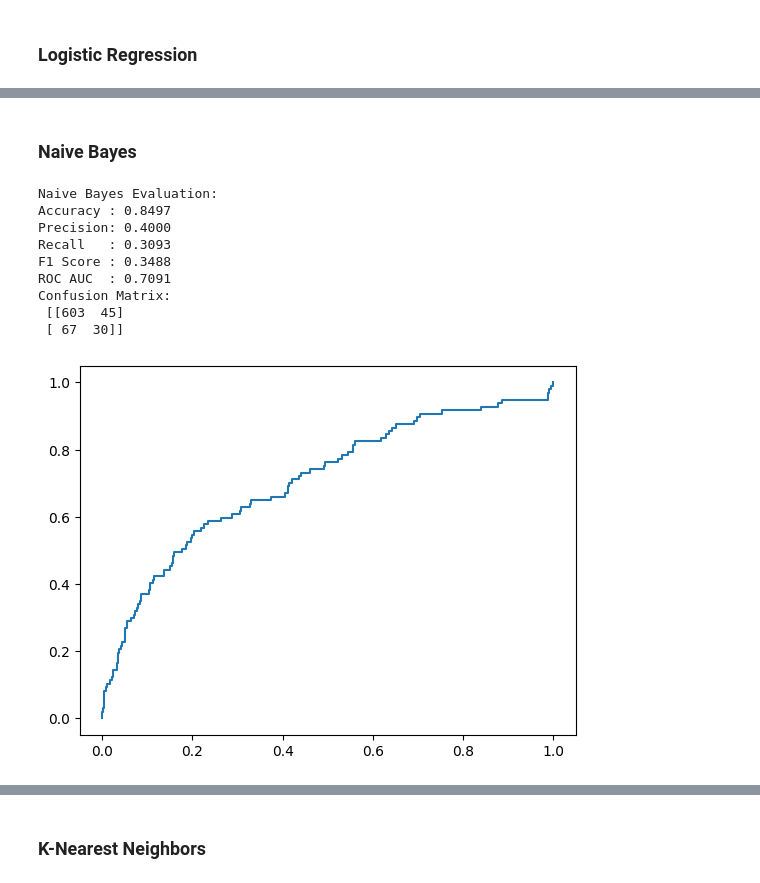
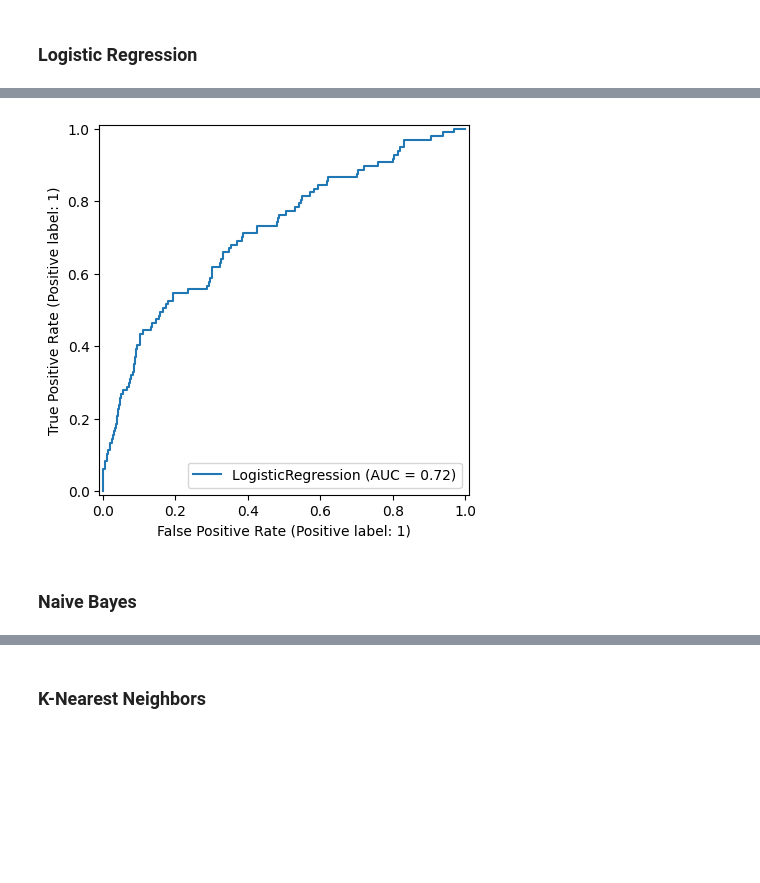
Before and after one commit to Sandaru04/-breast-cancer-mortality-and-survival-prediction, a Jupyter notebook: w2083049_Final_NoteBook_2.ipynb, the cells around one changed output, grey strips where cells are left out. Saved outputs shown, nothing was run; the diff lists cells and outputs as text; code cells hidden in the pictures; blank space fills up the shorter version.

```diff
--- a/w2083049_Final_NoteBook_2.ipynb
+++ b/w2083049_Final_NoteBook_2.ipynb
@@ -211,18 +185,15 @@ print(pread)
+# %%
+# Import the function from the package
+from sklearn.metrics import RocCurveDisplay
+# Apply the function by specifying the name of your model and test data.
+Logreg_roc = RocCurveDisplay.from_estimator(lr, X_test_pca, y_test)
+# %% [output]
+[figure, added]
 # %% [markdown]
 ### Naive Bayes
 # %%
 # Naive Bayes
 from sklearn.naive_bayes import GaussianNB
 nb = GaussianNB()
-evaluate_model("Naive Bayes", nb, X_train_pca, y_train, X_test_pca, y_test)
+nb.fit(X_train_pca, y_train)
+Naive_pread =nb.predict(X_test_pca)
-# %% [output]
-Naive Bayes Evaluation:
-Accuracy : 0.8497
-Precision: 0.4000
-Recall   : 0.3093
-F1 Score : 0.3488
-ROC AUC  : 0.7091
-Confusion Matrix:
- [[603  45]
- [ 67  30]]
-[figure, removed]
```
Also changed, not shown: parts of 24 cells of this notebook.
